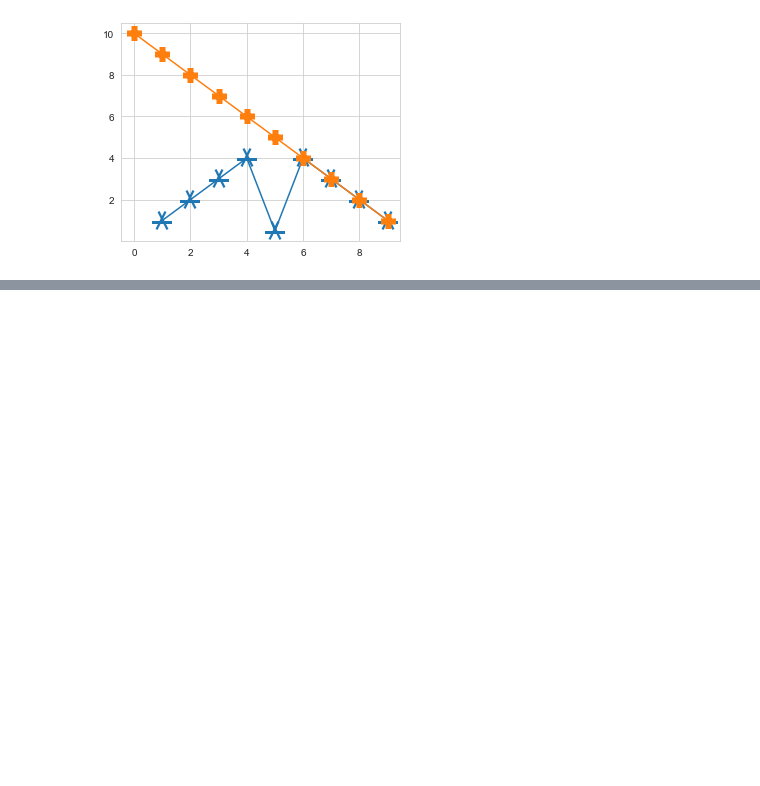
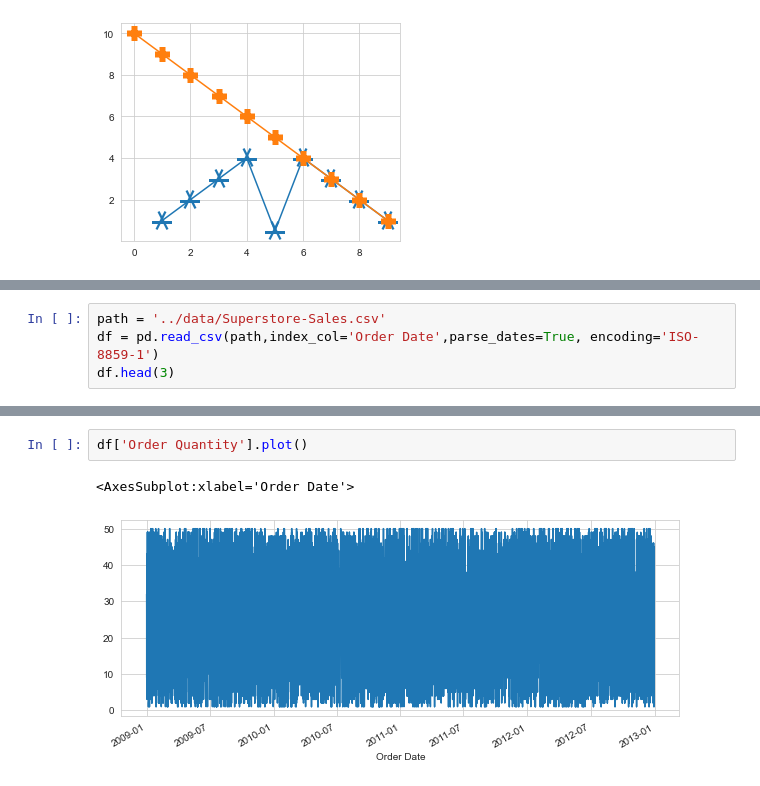
Before and after one commit to caleo-hub/Portfolio, a Jupyter notebook: Python/Data Science Exercises/Data Visualization/01_Creating_graphs .ipynb, the cells around one changed output, grey strips where cells are left out. Drawn from its saved outputs; the diff is of its cells as text; blank space fills up the shorter version.

```diff
--- a/Python/Data Science Exercises/Data Visualization/01_Creating_graphs .ipynb
+++ b/Python/Data Science Exercises/Data Visualization/01_Creating_graphs .ipynb
@@ -141,0 +200,4 @@ plt.plot(x1,y1, marker='+', mew=15)
+# %%
+path = '../data/Superstore-Sales.csv'
+df = pd.read_csv(path,index_col='Order Date',parse_dates=True, encoding='ISO-8859-1')
+df.head(3)
@@ -141,0 +210,5 @@ plt.plot(x1,y1, marker='+', mew=15)
+# %%
+df['Order Quantity'].plot()
+# %% [output]
+<AxesSubplot:xlabel='Order Date'>
+[figure, added]
```
Also changed, not shown: parts of 30 cells of this notebook, 5 other files.
